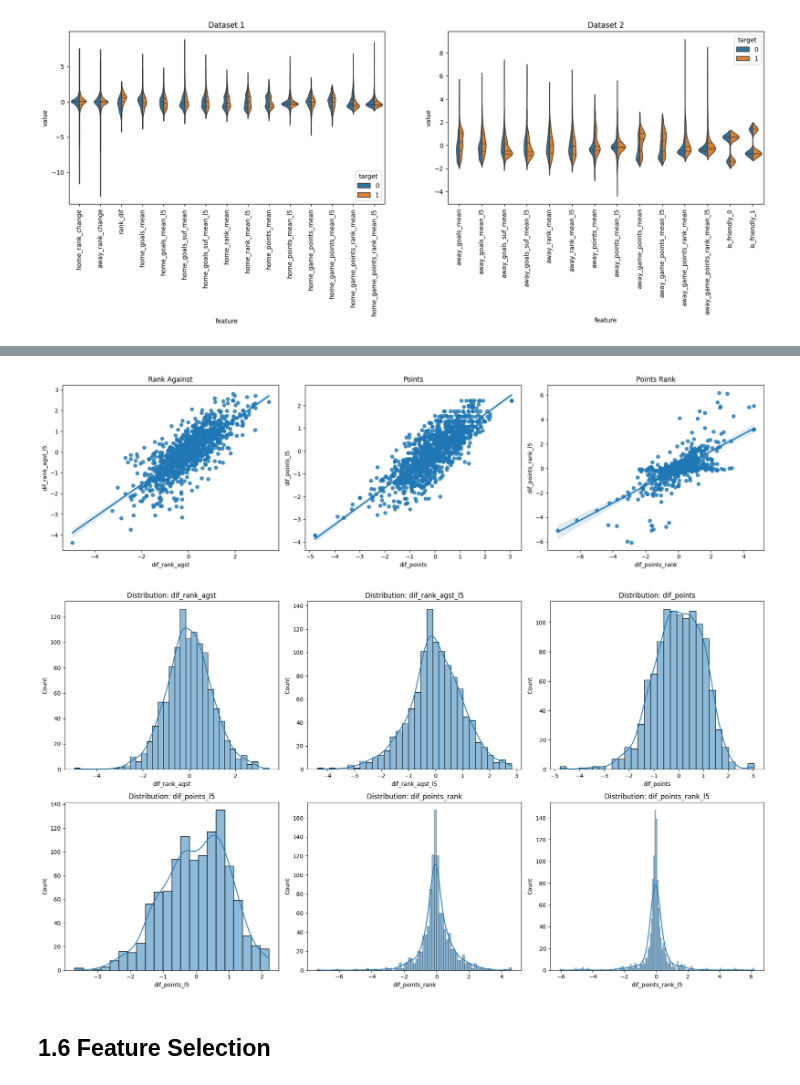
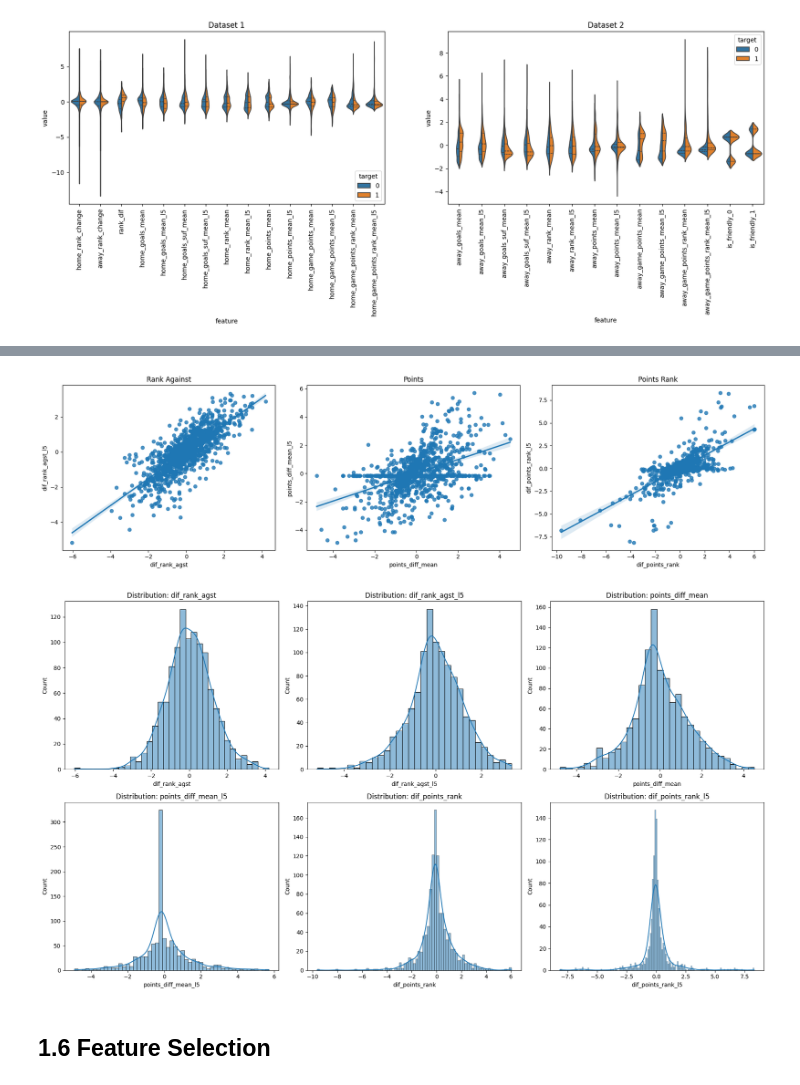
Before and after one commit to aimeele97/2026worldcup_match_outcome_prediction, a Jupyter notebook: fifa_prediction.ipynb, the cells around one changed output, grey strips where cells are left out. Drawn from its saved outputs; the diff is of its cells as text; code cells hidden in the pictures.

```diff
--- a/fifa_prediction.ipynb
+++ b/fifa_prediction.ipynb
@@ -535,11 +533,0 @@ plt.show()
-# %%
-# Create more 8 new features by combining and transforming the available features.
-
-df.loc[:, "goals_dif"] = df["home_goals_mean"] - df["away_goals_mean"]
-df.loc[:, "goals_dif_l5"] = df["home_goals_mean_l5"] - df["away_goals_mean_l5"]
-df.loc[:, "goals_suf_dif"] = df["home_goals_suf_mean"] - df["away_goals_suf_mean"]
-df.loc[:, "goals_suf_dif_l5"] = df["home_goals_suf_mean_l5"] - df["away_goals_suf_mean_l5"]
-df.loc[:, "goals_made_suf_dif"] = df["home_goals_mean"] - df["away_goals_suf_mean"]
-df.loc[:, "goals_made_suf_dif_l5"] = df["home_goals_mean_l5"] - df["away_goals_suf_mean_l5"]
-df.loc[:, "goals_suf_made_dif"] = df["home_goals_suf_mean"] - df["away_goals_mean"]
-df.loc[:, "goals_suf_made_dif_l5"] = df["home_goals_suf_mean_l5"] - df["away_goals_mean_l5"]
@@ -554,12 +533,0 @@ plt.show()
-# %%
-# create another 10 new features
-df.loc[:, "dif_points"] = df["home_game_points_mean"] - df["away_game_points_mean"]
-df.loc[:, "dif_points_l5"] = df["home_game_points_mean_l5"] - df["away_game_points_mean_l5"]
-df.loc[:, "dif_points_rank"] = df["home_game_points_rank_mean"] - df["away_game_points_rank_mean"]
-df.loc[:, "dif_points_rank_l5"] = df["home_game_points_rank_mean_l5"] - df["away_game_points_rank_mean_l5"]
-df.loc[:, "dif_rank_agst"] = df["home_rank_mean"] - df["away_rank_mean"]
-df.loc[:, "dif_rank_agst_l5"] = df["home_rank_mean_l5"] - df["away_rank_mean_l5"]
-df.loc[:, "goals_per_ranking_dif"] = (df["home_goals_mean"] / df["home_rank_mean"]) - (df["away_goals_mean"] / df["away_rank_mean"])
-df.loc[:, "goals_per_ranking_suf_dif"] = (df["home_goals_suf_mean"] / df["home_rank_mean"]) - (df["away_goals_suf_mean"] / df["away_rank_mean"])
-df.loc[:, "goals_per_ranking_dif_l5"] = (df["home_goals_mean_l5"] / df["home_rank_mean"]) - (df["away_goals_mean_l5"] / df["away_rank_mean"])
-df.loc[:, "goals_per_ranking_suf_dif_l5"] = (df["home_goals_suf_mean_l5"] / df["home_rank_mean"]) - (df["away_goals_suf_mean_l5"] / df["away_rank_mean"])
@@ -589,0 +534,13 @@ plt.show()
+# %%
+df["points_diff_mean"]   = df["home_points_mean"] - df["away_points_mean"]
+df["points_diff_mean_l5"]   = df["home_points_mean_l5"] - df["away_points_mean_l5"]
+df["game_points_diff"]   = df["home_game_points_mean"] - df["away_game_points_mean"]
+df["points_momentum"]    = df["home_game_points_mean_l5"] - df["home_game_points_mean"]
+df["dif_points_rank"] = df["home_game_points_rank_mean"] - df["away_game_points_rank_mean"]
+df["dif_points_rank_l5"] = df["home_game_points_rank_mean_l5"] - df["away_game_points_rank_mean_l5"]
+
+melted_df4 = pd.melt(df.iloc[:, -6:].join(df['target']), id_vars=['target'], var_name='feature', value_name='value')
+plt.figure(figsize=(10,5))
+sns.violinplot(x="feature", y="value", hue="target", data=melted_df4, split=True, inner="quart")
+plt.xticks(rotation=90)
+plt.show()
@@ -590,34 +549,34 @@ plt.show()
 # %%
 fig, axes = plt.subplots(1, 3, figsize=(18, 5))
 
-sns.regplot(data=scaled_df,x="dif_rank_agst",y="dif_rank_agst_l5",ax=axes[0])
+sns.regplot(data=df,x="dif_rank_agst",y="dif_rank_agst_l5",ax=axes[0])
 axes[0].set_title("Rank Against")
 
-sns.regplot(data=scaled_df,x="dif_points",y="dif_points_l5",ax=axes[1])
+sns.regplot(data=df,x="points_diff_mean",y="points_diff_mean_l5",ax=axes[1])
 axes[1].set_title("Points")
 
-sns.regplot(data=scaled_df,x="dif_points_rank",y="dif_points_rank_l5",ax=axes[2],)
+sns.regplot(data=df,x="dif_points_rank",y="dif_points_rank_l5",ax=axes[2],)
 axes[2].set_title("Points Rank")
 
 plt.tight_layout()
 plt.show()
 # %% [output]
-[figure, old version]
+[figure, new version]
 # %%
-target_cols = ["dif_rank_agst","dif_rank_agst_l5","dif_points","dif_points_l5","dif_points_rank","dif_points_rank_l5",]
+target_cols = ["dif_rank_agst","dif_rank_agst_l5","points_diff_mean","points_diff_mean_l5","dif_points_rank","dif_points_rank_l5",]
 
 fig, axes = plt.subplots(2, 3, figsize=(18, 10))
 
 axes = axes.flatten()
 
 for i, col in enumerate(target_cols):
-    sns.histplot(data=scaled_df,x=col,kde=True,  ax=axes[i])
+    sns.histplot(data=df,x=col,kde=True,  ax=axes[i])
     axes[i].set_title(f"Distribution: {col}")
 
 plt.tight_layout()
 plt.show()
 # %% [output]
-[figure, old version]
+[figure, new version]
 # %% [markdown]
 ## 1.6 Feature Selection
 # %% [markdown]
```
Also changed, not shown: parts of 14 cells of this notebook.
